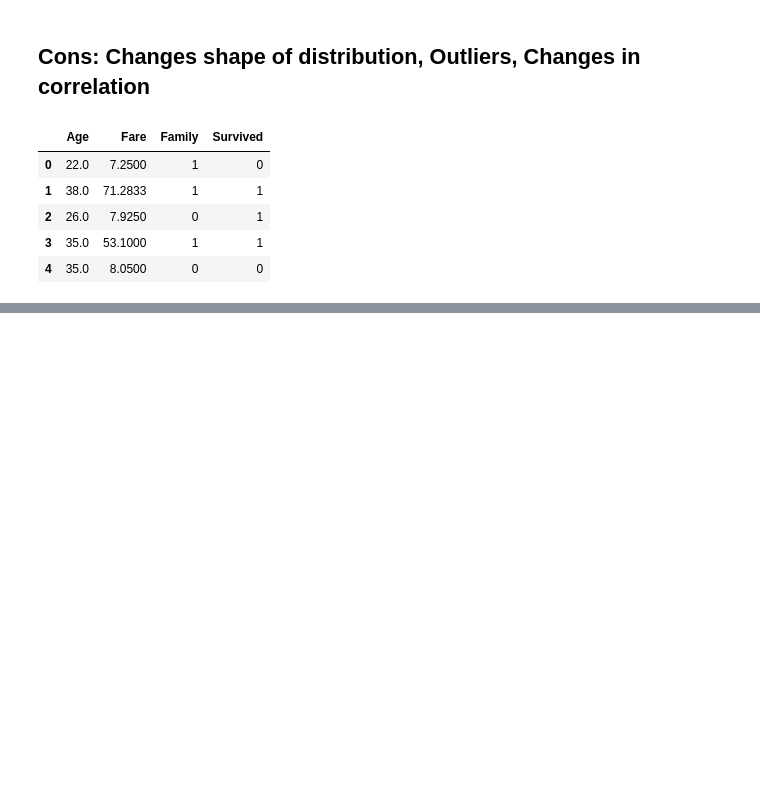
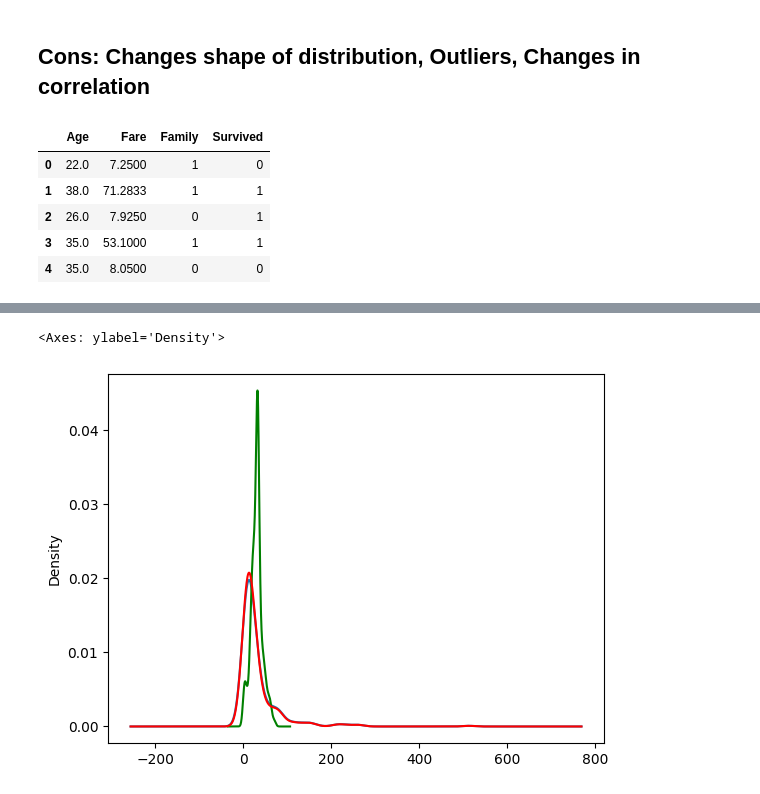
Before and after one commit to nishanxyz/100_days_of_ml, a Jupyter notebook: 100 days of ml /Day_30_to_40/handling_missing_numerical_data.ipynb, the cells around one changed output, grey strips where cells are left out. Saved outputs shown, nothing was run; the diff lists cells and outputs as text; code cells hidden in the pictures; blank space fills up the shorter version.

```diff
--- a/100 days of ml /Day_30_to_40/handling_missing_numerical_data.ipynb
+++ b/100 days of ml /Day_30_to_40/handling_missing_numerical_data.ipynb
@@ -36,0 +114,9 @@ df.head()
+# %%
+fig = plt.figure()
+ax = fig.add_subplot(111)
+X_train['Fare'].plot(kind = "kde", ax = ax)
+X_train['Fare_mean'].plot(kind = "kde", ax = ax, color = 'green')
+X_train['Fare_median'].plot(kind = "kde", ax = ax, color = 'red')
+# %% [output]
+<Axes: ylabel='Density'>
+[figure, added]
```
Also changed, not shown: parts of 35 cells of this notebook, 2 other files.
